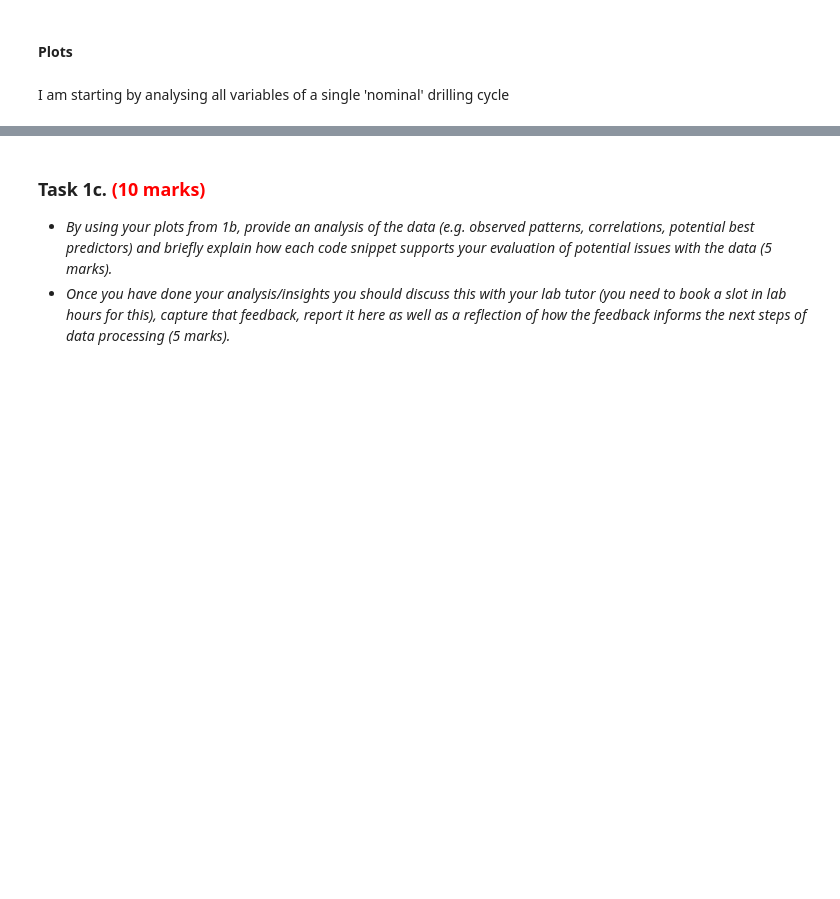
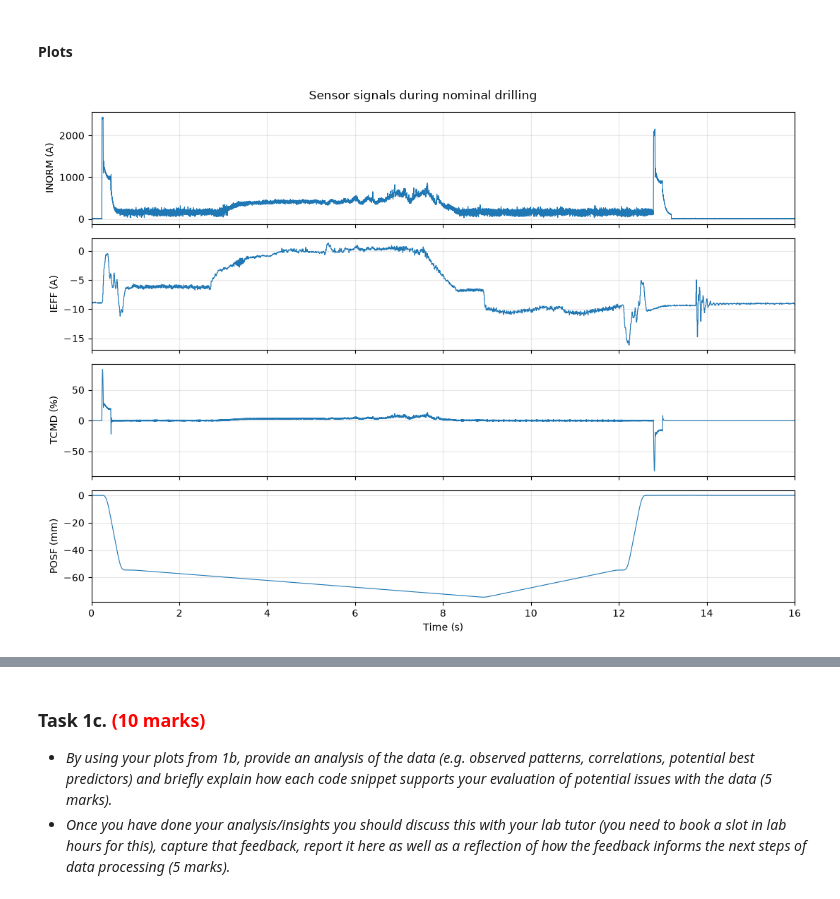
Before and after one commit to Eillcon/Machine-learning-case-study, a Jupyter notebook: 202627_MMME4125_cw_egyco3.ipynb, the cells around one changed output, grey strips where cells are left out. Drawn from its saved outputs; the diff is of its cells as text; code cells hidden in the pictures; blank space fills up the shorter version.

Commit message:
Created plots for 1.b

```diff
--- a/202627_MMME4125_cw_egyco3.ipynb
+++ b/202627_MMME4125_cw_egyco3.ipynb
@@ -244,5 +244,32 @@ $$
 The value of IR is low enough that it is considered a balanced dataset.
 # %% [markdown]
 #### Plots
-# %% [markdown]
-I am starting by analysing all variables of a single 'nominal' drilling cycle
+# %%
+
+# Select a recording from the AA4 nominal experiment
+file = next(
+    f for f in csv_files
+    if f.parent.name == conditions["Nominal"][1]
+)
+
+df = pd.read_csv(file, skiprows=[0, 1, 3])
+
+signals = ["INORM", "IEFF", "TCMD", "POSF"]
+units = ["A", "A", "%", "mm"]
+
+fig, axes = plt.subplots(4, 1, figsize=(11, 8), sharex=True)
+
+for ax, signal, unit in zip(axes, signals, units):
+    ax.plot(df["Time"] / 1000, df[signal], linewidth=0.8)
+
+    ax.set_ylabel(f"{signal} ({unit})")
+    ax.grid(alpha=0.3)
+
+axes[-1].set_xlabel("Time (s)")
+axes[-1].set_xlim(0, 16)
+
+fig.suptitle("Sensor signals during nominal drilling")
+plt.tight_layout()
+plt.show()
+# %% [output]
+[figure, added]
```
Also changed, not shown: parts of 7 cells of this notebook.
